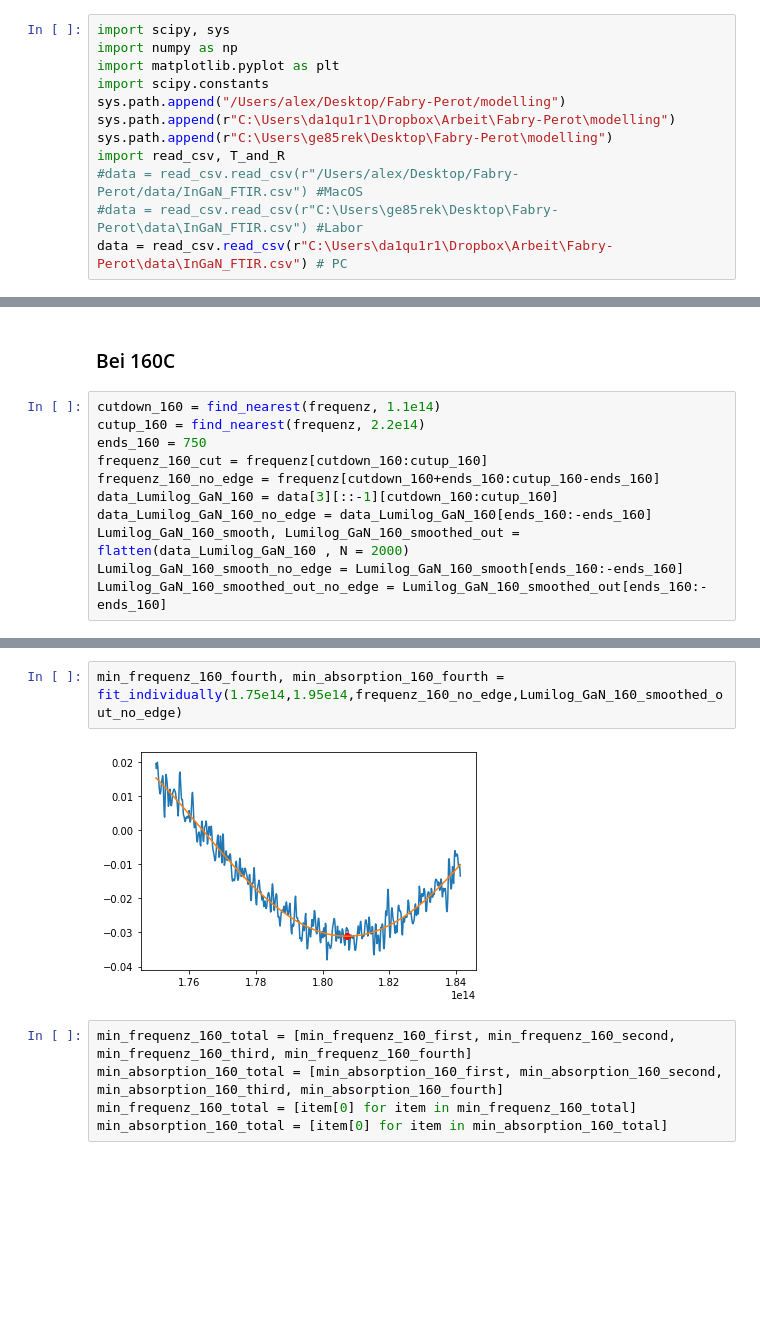
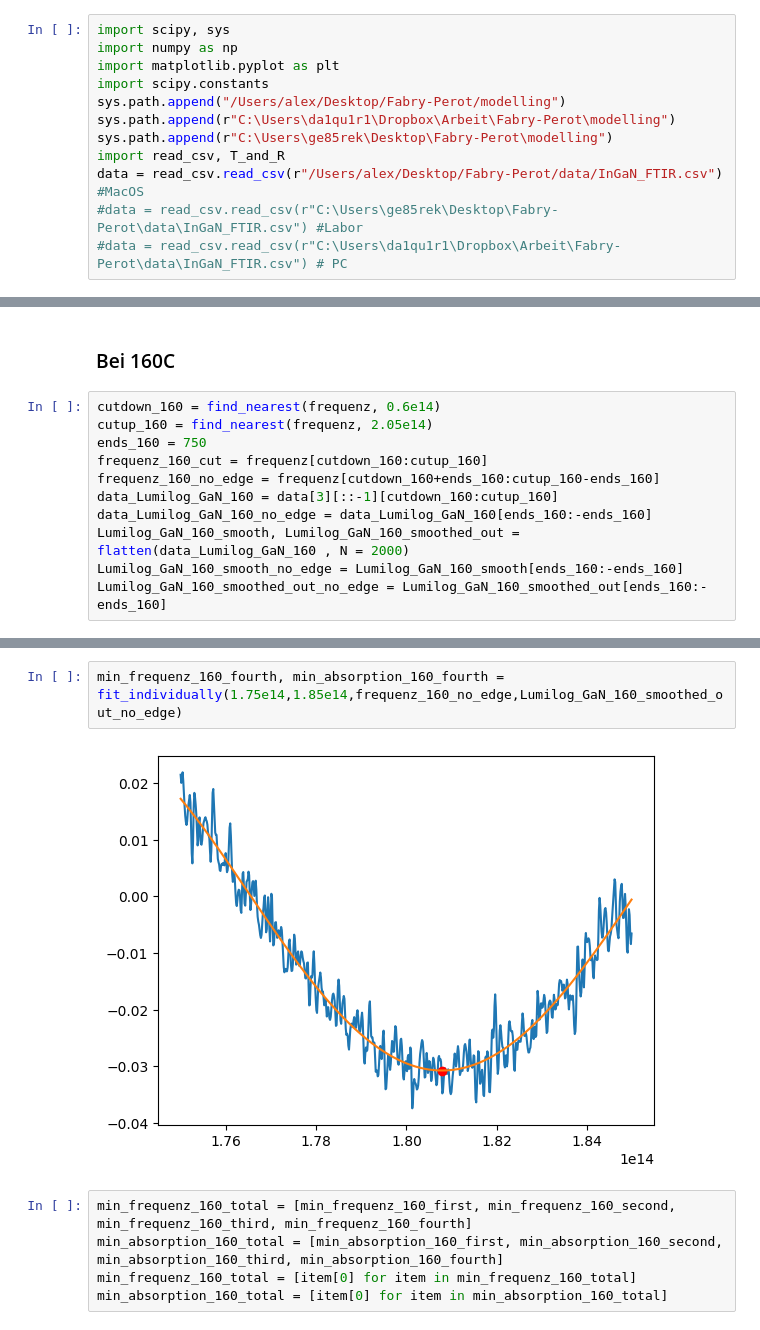
Before and after one commit to alexburg14/Fabry-Perot, a Jupyter notebook: calc_refractive/Lumilog.ipynb, the cells around one changed output, grey strips where cells are left out. Saved outputs shown, nothing was run; the diff lists cells and outputs as text; blank space fills up the shorter version.

```diff
--- a/calc_refractive/Lumilog.ipynb
+++ b/calc_refractive/Lumilog.ipynb
@@ -7,9 +7,9 @@ sys.path.append("/Users/alex/Desktop/Fabry-Perot/modelling")
 sys.path.append(r"C:\Users\da1qu1r1\Dropbox\Arbeit\Fabry-Perot\modelling")
 sys.path.append(r"C:\Users\ge85rek\Desktop\Fabry-Perot\modelling")
 import read_csv, T_and_R
-#data = read_csv.read_csv(r"/Users/alex/Desktop/Fabry-Perot/data/InGaN_FTIR.csv") #MacOS
+data = read_csv.read_csv(r"/Users/alex/Desktop/Fabry-Perot/data/InGaN_FTIR.csv") #MacOS
 #data = read_csv.read_csv(r"C:\Users\ge85rek\Desktop\Fabry-Perot\data\InGaN_FTIR.csv") #Labor
-data = read_csv.read_csv(r"C:\Users\da1qu1r1\Dropbox\Arbeit\Fabry-Perot\data\InGaN_FTIR.csv") # PC
+#data = read_csv.read_csv(r"C:\Users\da1qu1r1\Dropbox\Arbeit\Fabry-Perot\data\InGaN_FTIR.csv") # PC
 # %%
 # von cm zu m
 frequenz = scipy.constants.c * np.array(data[0][::-1]) * 100
@@ -271,8 +262,8 @@ length_80_array
 # %% [markdown]
 ### Bei 160C
 # %%
-cutdown_160 = find_nearest(frequenz, 1.1e14)
-cutup_160 = find_nearest(frequenz, 2.2e14)
+cutdown_160 = find_nearest(frequenz, 0.6e14)
+cutup_160 = find_nearest(frequenz, 2.05e14)
 ends_160 = 750
 frequenz_160_cut = frequenz[cutdown_160:cutup_160]
 frequenz_160_no_edge = frequenz[cutdown_160+ends_160:cutup_160-ends_160]
@@ -319,7 +294,7 @@ min_frequenz_160_third, min_absorption_160_third = fit_individually(1.6e14,1.7e1
 # %%
-min_frequenz_160_fourth, min_absorption_160_fourth = fit_individually(1.75e14,1.95e14,frequenz_160_no_edge,Lumilog_GaN_160_smoothed_out_no_edge)
+min_frequenz_160_fourth, min_absorption_160_fourth = fit_individually(1.75e14,1.85e14,frequenz_160_no_edge,Lumilog_GaN_160_smoothed_out_no_edge)
 # %% [output]
-[figure, old version]
+[figure, new version]
 # %%
 min_frequenz_160_total = [min_frequenz_160_first, min_frequenz_160_second, min_frequenz_160_third, min_frequenz_160_fourth]
 min_absorption_160_total = [min_absorption_160_first, min_absorption_160_second, min_absorption_160_third, min_absorption_160_fourth]
```
Also changed, not shown: parts of 41 cells of this notebook, 3 other files.
